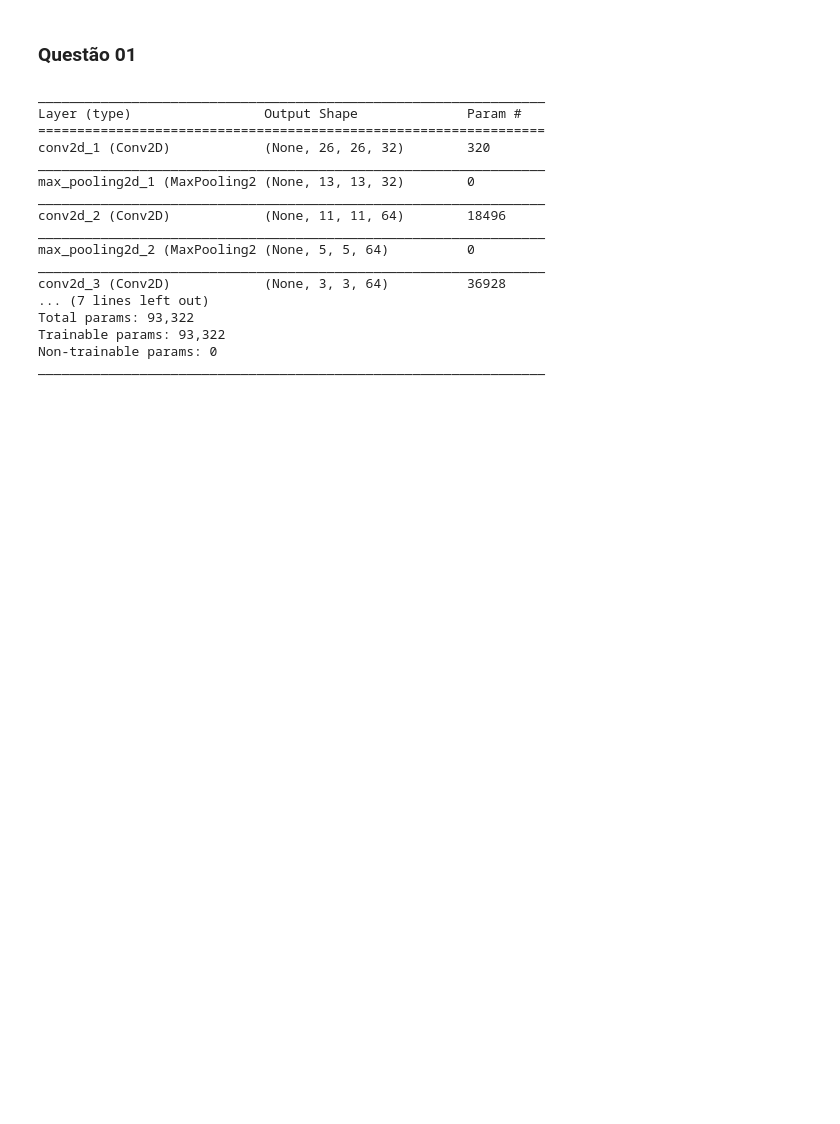
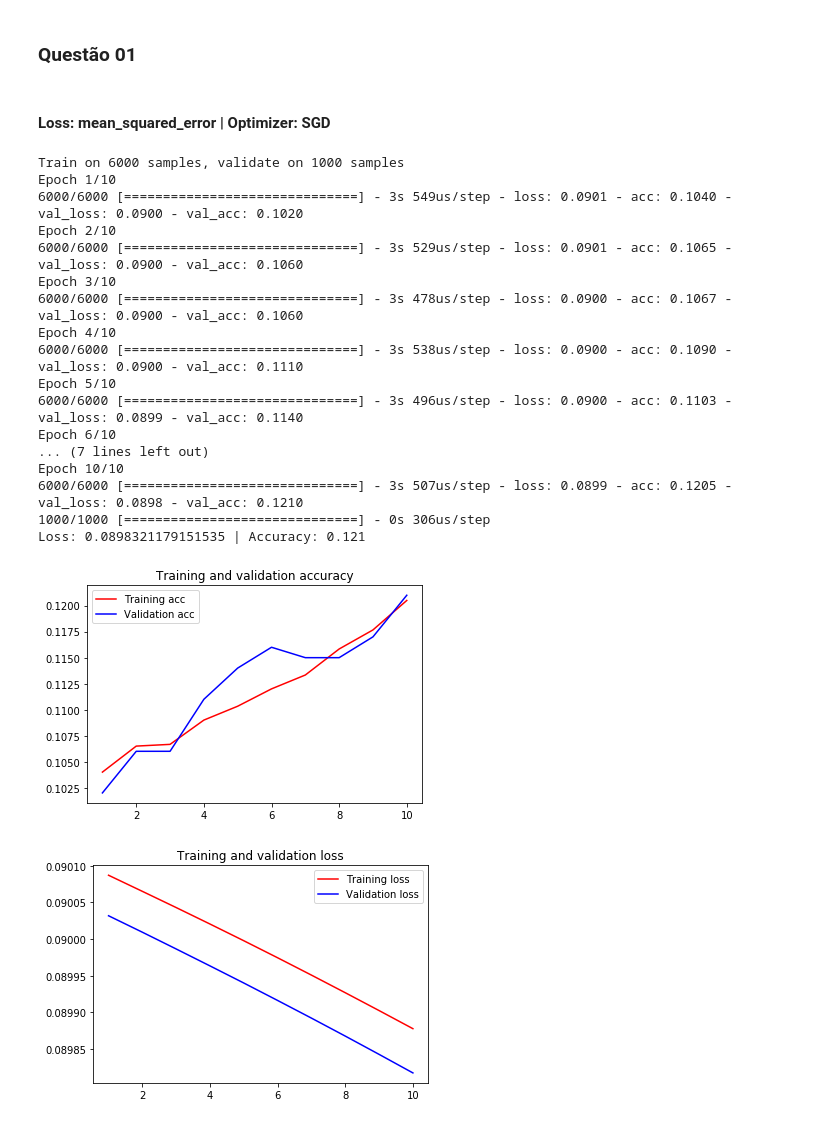
Before and after one commit to viniciusteix/topics-3, a Jupyter notebook: Lista 03.ipynb, the cells around one changed output. Drawn from its saved outputs; the diff is of its cells as text; code cells hidden in the pictures; blank space fills up the shorter version.

```diff
--- a/Lista 03.ipynb
+++ b/Lista 03.ipynb
@@ -39,32 +54,22 @@ print(X_train_labels.shape)
 # %% [markdown]
 ### Questão 01
 # %%
-model = models.Sequential()
-model.add(layers.Conv2D(filters= 32, kernel_size=(3, 3), activation='relu', input_shape=(28, 28, 1)))
-model.add(layers.MaxPooling2D((2, 2)))
-model.add(layers.Conv2D(filters = 64, kernel_size=(3, 3), activation='relu'))
-model.add(layers.MaxPooling2D((2, 2)))
-model.add(layers.Conv2D(filters = 64, kernel_size=(3, 3), activation='relu'))
-model.add(layers.Flatten())
-model.add(layers.Dense(units= 64, activation='relu'))
-model.add(layers.Dense(units=10, activation='softmax'))
+def calculateModel(funcl,opt):
+    model = models.Sequential()
+    model.add(layers.Conv2D(filters= 32, kernel_size=(3, 3), activation='relu', input_shape=(28, 28, 1)))
+    model.add(layers.MaxPooling2D((2, 2)))
+    model.add(layers.Conv2D(filters = 64, kernel_size=(3, 3), activation='relu'))
+    model.add(layers.MaxPooling2D((2, 2)))
+    model.add(layers.Conv2D(filters = 64, kernel_size=(3, 3), activation='relu'))
+    model.add(layers.Flatten())
+    model.add(layers.Dense(units= 64, activation='relu'))
+    model.add(layers.Dense(units=10, activation='softmax'))
+
+    model.compile(optimizer=opt, loss=funcl, metrics=['accuracy'])
+    history = model.fit(X_train, X_train_labels, epochs=10, batch_size=64,
+                          validation_data=(X_valid, X_valid_labels))
+
+    model_loss, model_acc = model.evaluate(X_test, X_test_labels)
+    print('Loss: {} | Accuracy: {}'.format(model_loss, model_acc))
+
+    plotFigureHistory(history)
-# %%
-model.summary()
-# %% [output]
-_________________________________________________________________
-Layer (type)                 Output Shape              Param #
-=================================================================
-conv2d_1 (Conv2D)            (None, 26, 26, 32)        320
-_________________________________________________________________
-max_pooling2d_1 (MaxPooling2 (None, 13, 13, 32)        0
-_________________________________________________________________
-conv2d_2 (Conv2D)            (None, 11, 11, 64)        18496
-_________________________________________________________________
-max_pooling2d_2 (MaxPooling2 (None, 5, 5, 64)          0
-_________________________________________________________________
-conv2d_3 (Conv2D)            (None, 3, 3, 64)          36928
-... (7 lines left out)
-Total params: 93,322
-Trainable params: 93,322
-Non-trainable params: 0
-_________________________________________________________________
@@ -72,0 +76,24 @@ model.compile(optimizer='sgd',loss=losses.mean_squared_error)
+# %% [markdown]
+#### Loss: mean_squared_error | Optimizer: SGD
+# %%
+calculateModel(funcl=losses.mean_squared_error,opt=optimizers.SGD())
+# %% [output]
+Train on 6000 samples, validate on 1000 samples
+Epoch 1/10
+6000/6000 [==============================] - 3s 549us/step - loss: 0.0901 - acc: 0.1040 - val_loss: 0.0900 - val_acc: 0.1020
+Epoch 2/10
+6000/6000 [==============================] - 3s 529us/step - loss: 0.0901 - acc: 0.1065 - val_loss: 0.0900 - val_acc: 0.1060
+Epoch 3/10
+6000/6000 [==============================] - 3s 478us/step - loss: 0.0900 - acc: 0.1067 - val_loss: 0.0900 - val_acc: 0.1060
+Epoch 4/10
+6000/6000 [==============================] - 3s 538us/step - loss: 0.0900 - acc: 0.1090 - val_loss: 0.0900 - val_acc: 0.1110
+Epoch 5/10
+6000/6000 [==============================] - 3s 496us/step - loss: 0.0900 - acc: 0.1103 - val_loss: 0.0899 - val_acc: 0.1140
+Epoch 6/10
+... (7 lines left out)
+Epoch 10/10
+6000/6000 [==============================] - 3s 507us/step - loss: 0.0899 - acc: 0.1205 - val_loss: 0.0898 - val_acc: 0.1210
+1000/1000 [==============================] - 0s 306us/step
+Loss: 0.0898321179151535 | Accuracy: 0.121
+[figure, added]
+[figure, added]
```
Also changed, not shown: parts of 8 cells of this notebook.
